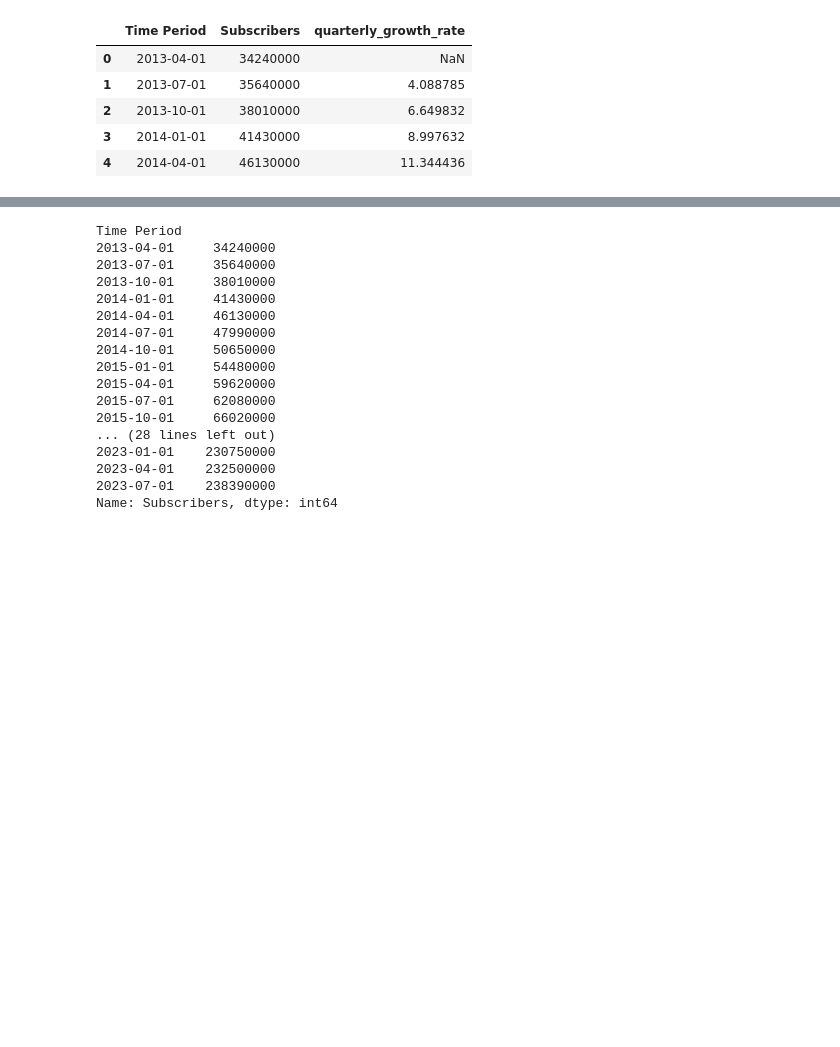
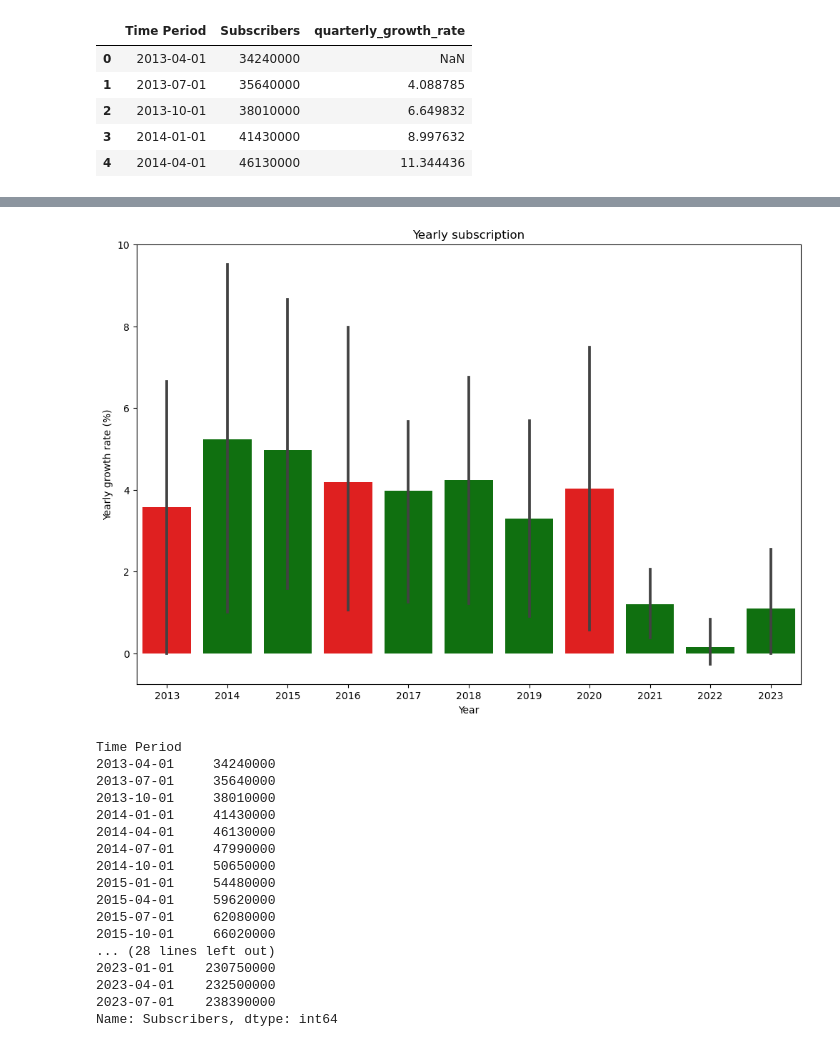
Before and after one commit to Kamuthuj/Netflix-customer-forecasting, a Jupyter notebook: netflix.ipynb, the cells around one changed output, grey strips where cells are left out. Saved outputs shown, nothing was run; the diff lists cells and outputs as text; code cells hidden in the pictures; blank space fills up the shorter version.

```diff
--- a/netflix.ipynb
+++ b/netflix.ipynb
@@ -84,20 +90,20 @@ fig.update_layout(title="Netflix quarterly subscription growth rate.",xaxis_titl
 # %%
 # Yearly growth rate
 
 data["year"]=data["Time Period"].dt.year
 
 yearly_growth=data.groupby("year")["Subscribers"].pct_change().fillna(0) * 100
+data["yearly_growth"] = yearly_growth
 
-data["bar_color"]=yearly_growth.apply(lambda x: "green" if x > 0 else "red")
-
-fig=go.Figure()
-
-fig.add_trace(go.Bar(x=data["year"],
-                     y=yearly_growth,
-                     marker_color=data["bar_color"],
-                     name="Yearly growth rate"))
-
-fig.update_layout(title="Netflix yearly subscription growth rate.",xaxis_title="Year",yaxis_title="Yearly growth rate(%).")
+data["bar_color"]= data["yearly_growth"].apply(lambda x:"green" if x > 0 else "red")
+plt.figure(figsize=(12,8))
+sns.barplot(x=data["year"],y=data["yearly_growth"],palette=data["bar_color"].values)
+plt.title("Yearly subscription")
+plt.xlabel("Year")
+plt.ylabel("Yearly growth rate (%)")
+plt.show()
+# %% [output]
+[figure, added]
 # %%
 # Converting the data frame into a time series formart.
 
```
Also changed, not shown: parts of 5 cells of this notebook.
